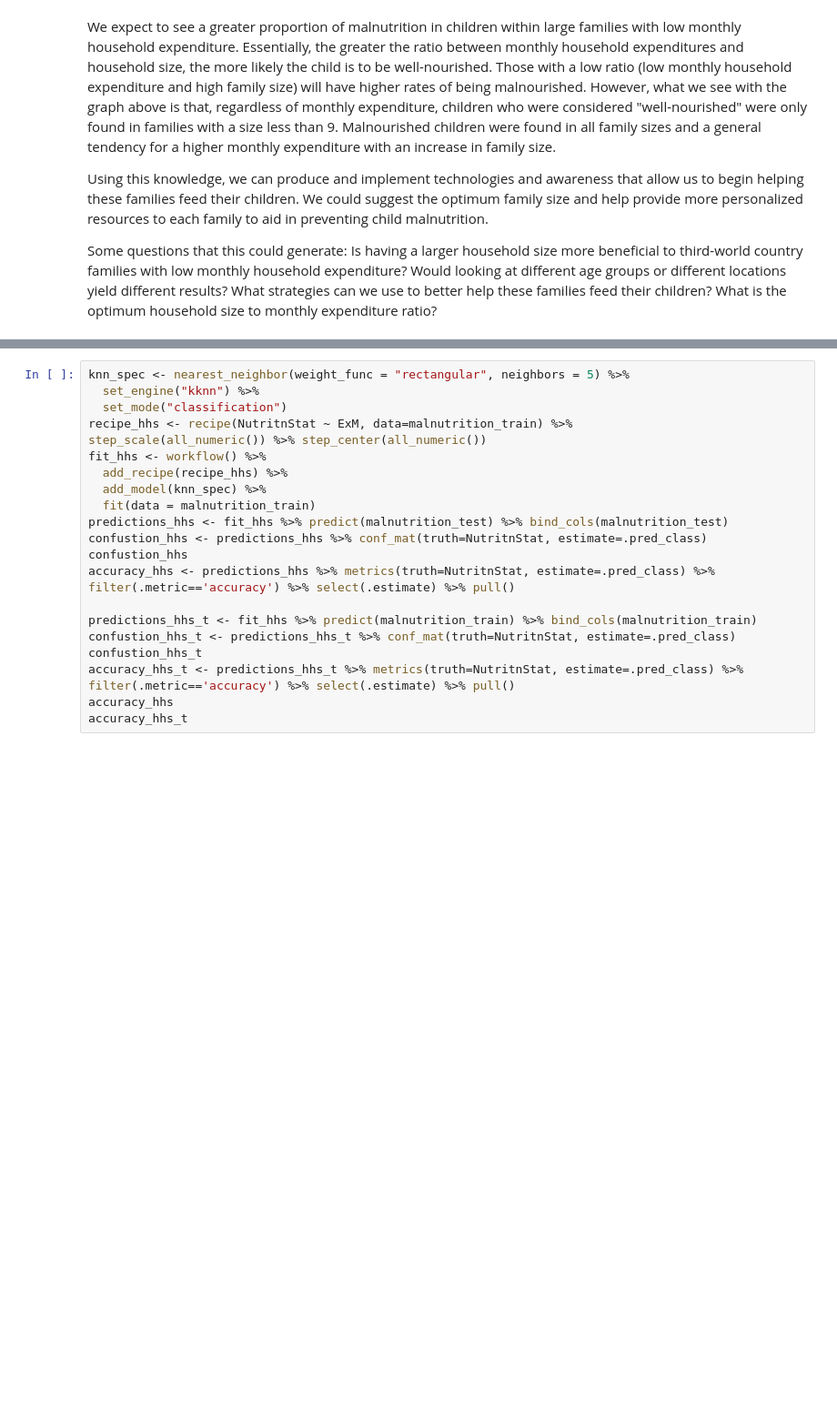
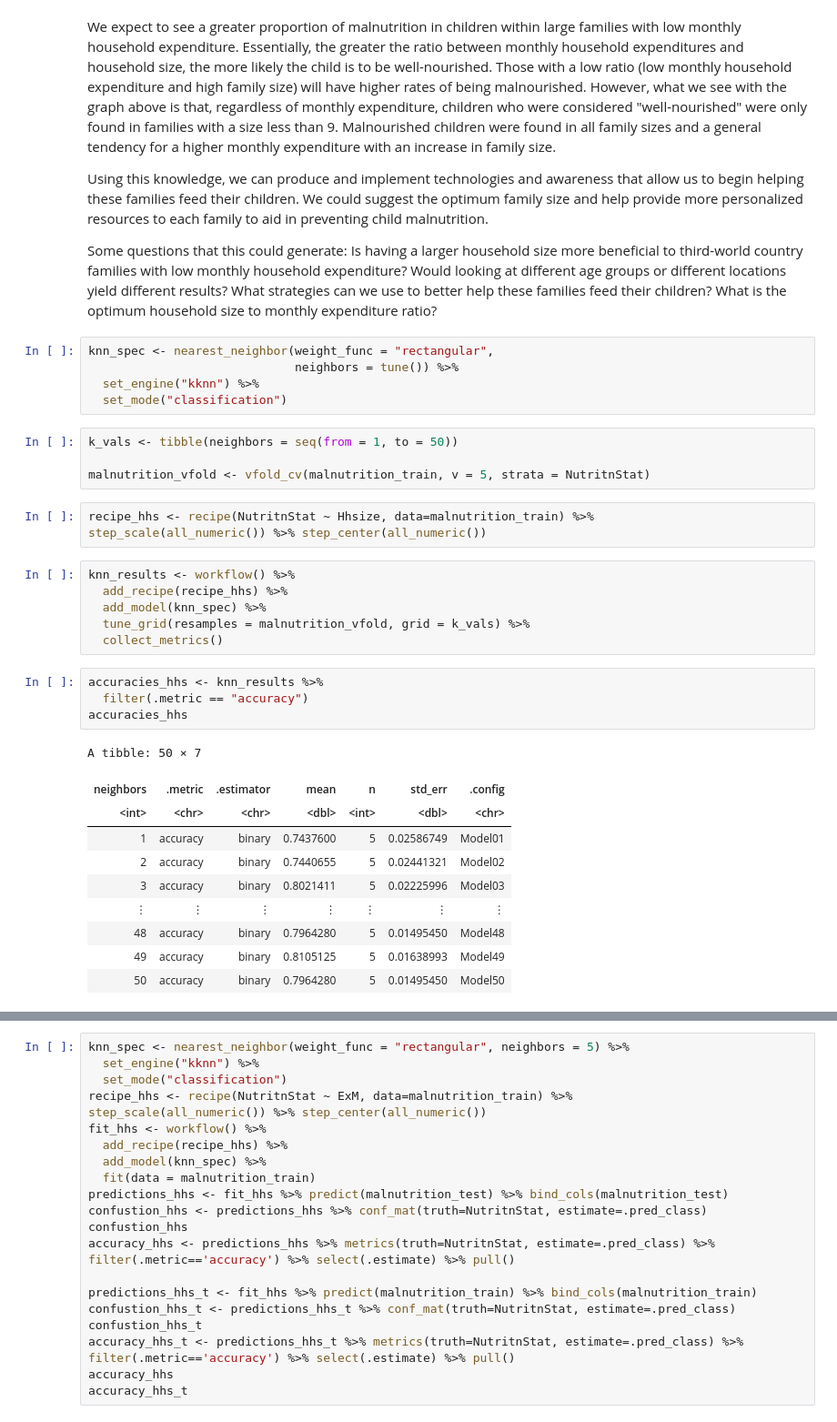
Before and after one commit to ella7920/group_project, a Jupyter notebook: Untitled.ipynb, the cells around one changed output, grey strips where cells are left out. Shown at 91% size. Cells and saved outputs as stored; diff of their text form; blank space fills up the shorter version.

```diff
--- a/Untitled.ipynb
+++ b/Untitled.ipynb
@@ -133,3 +133,36 @@ Is having a larger household size more beneficial to third-world country familie
 Would looking at different age groups or different locations yield different results?
 What strategies can we use to better help these families feed their children?
 What is the optimum household size to monthly expenditure ratio?
+# %%
+knn_spec <- nearest_neighbor(weight_func = "rectangular",
+                             neighbors = tune()) %>%
+  set_engine("kknn") %>%
+  set_mode("classification")
+# %%
+k_vals <- tibble(neighbors = seq(from = 1, to = 50))
+
+malnutrition_vfold <- vfold_cv(malnutrition_train, v = 5, strata = NutritnStat)
+# %%
+recipe_hhs <- recipe(NutritnStat ~ Hhsize, data=malnutrition_train) %>%
+step_scale(all_numeric()) %>% step_center(all_numeric())
+# %%
+knn_results <- workflow() %>%
+  add_recipe(recipe_hhs) %>%
+  add_model(knn_spec) %>%
+  tune_grid(resamples = malnutrition_vfold, grid = k_vals) %>%
+  collect_metrics()
+# %%
+accuracies_hhs <- knn_results %>%
+  filter(.metric == "accuracy")
+accuracies_hhs
+# %% [output]
+A tibble: 50 × 7
+| neighbors | .metric | .estimator | mean | n | std_err | .config |
+| <int> | <chr> | <chr> | <dbl> | <int> | <dbl> | <chr> |
+| 1 | accuracy | binary | 0.7437600 | 5 | 0.02586749 | Model01 |
+| 2 | accuracy | binary | 0.7440655 | 5 | 0.02441321 | Model02 |
+| 3 | accuracy | binary | 0.8021411 | 5 | 0.02225996 | Model03 |
+| ⋮ | ⋮ | ⋮ | ⋮ | ⋮ | ⋮ | ⋮ |
+| 48 | accuracy | binary | 0.7964280 | 5 | 0.01495450 | Model48 |
+| 49 | accuracy | binary | 0.8105125 | 5 | 0.01638993 | Model49 |
+| 50 | accuracy | binary | 0.7964280 | 5 | 0.01495450 | Model50 |
```
Also changed, not shown: parts of 7 cells of this notebook.
